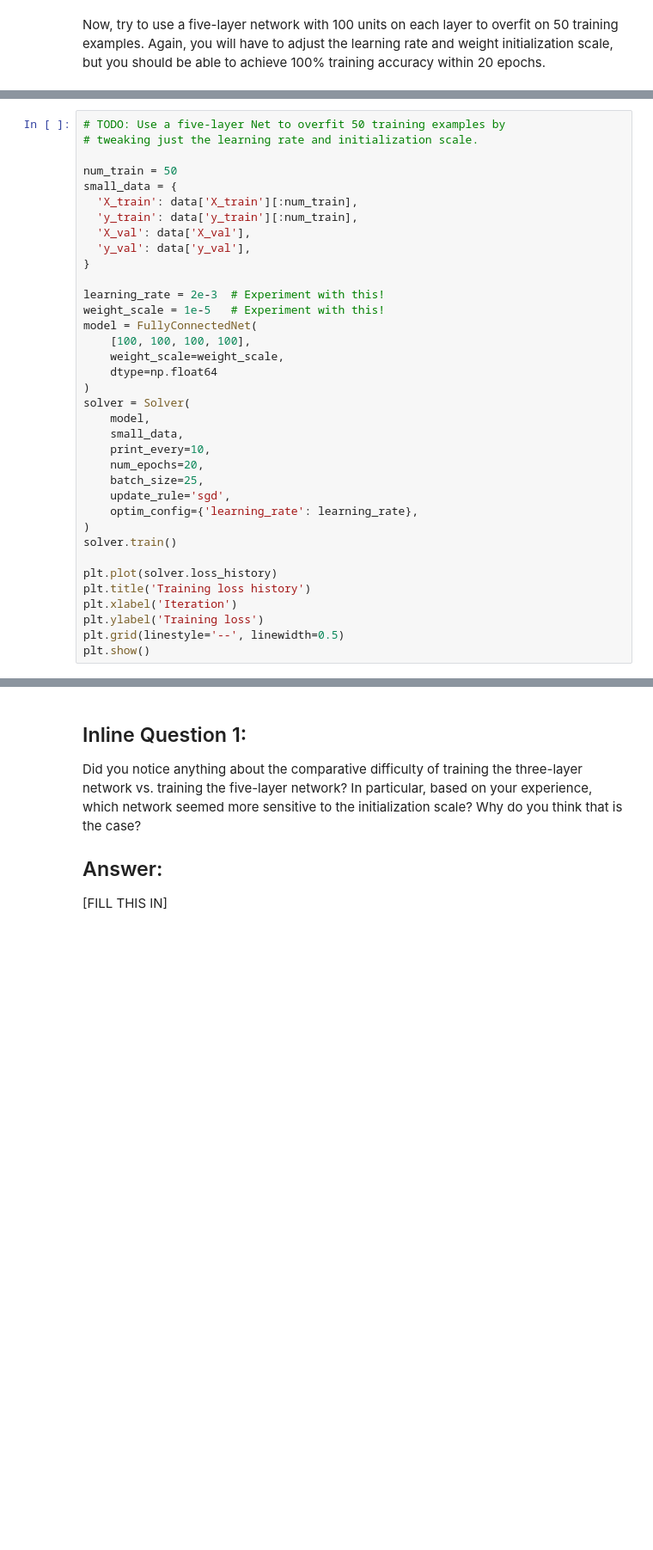
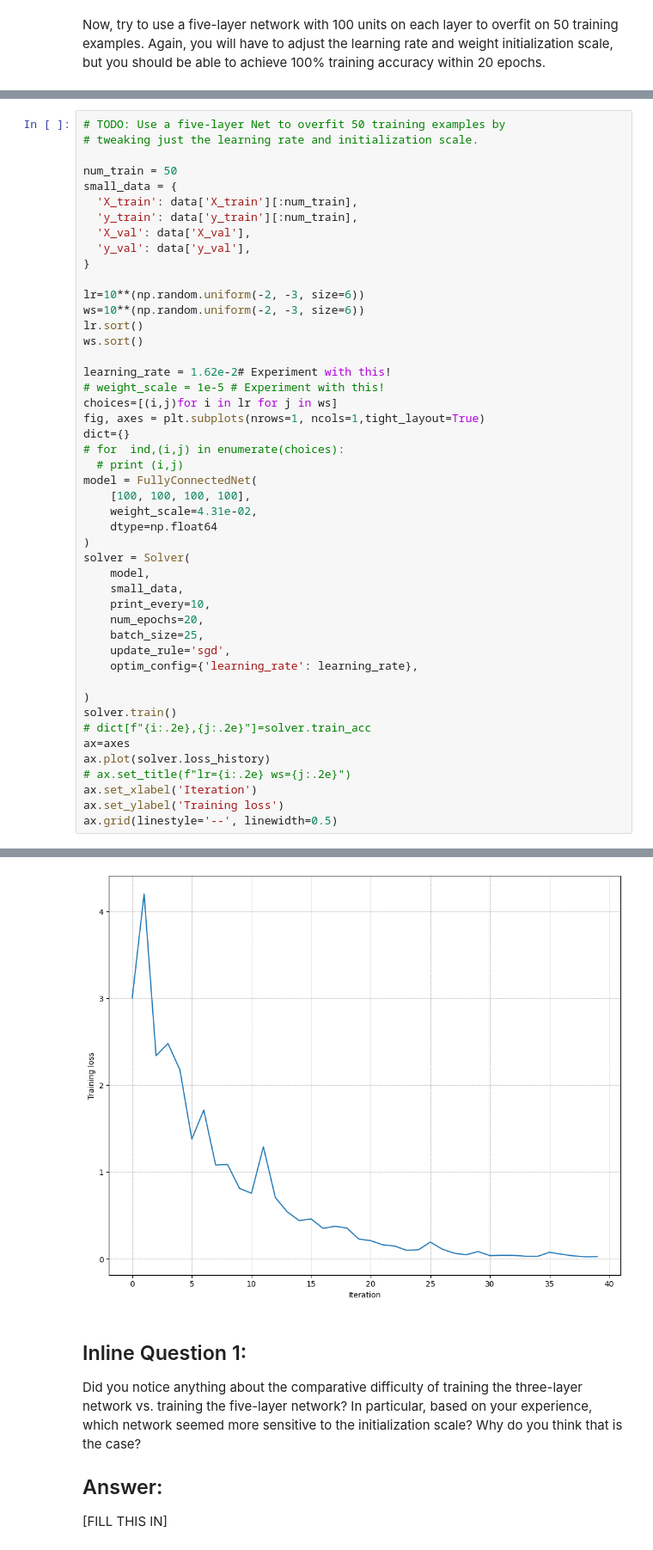
Before and after one commit to AmeyaKasture/CS-231-, a Jupyter notebook: assignment2/assignment2/FullyConnectedNets.ipynb, the cells around one changed output, grey strips where cells are left out. Shown: that part at 86% size. Drawn from its saved outputs; the diff is of its cells as text; blank space fills up the shorter version.

```diff
--- a/assignment2/assignment2/FullyConnectedNets.ipynb
+++ b/assignment2/assignment2/FullyConnectedNets.ipynb
@@ -165,11 +167,21 @@ small_data = {
   'y_val': data['y_val'],
 }
 
-learning_rate = 2e-3  # Experiment with this!
-weight_scale = 1e-5   # Experiment with this!
+lr=10**(np.random.uniform(-2, -3, size=6))
+ws=10**(np.random.uniform(-2, -3, size=6))
+lr.sort()
+ws.sort()
+
+learning_rate = 1.62e-2# Experiment with this!
+# weight_scale = 1e-5 # Experiment with this!
+choices=[(i,j)for i in lr for j in ws]
+fig, axes = plt.subplots(nrows=1, ncols=1,tight_layout=True)
+dict={}
+# for  ind,(i,j) in enumerate(choices):
+  # print (i,j)
 model = FullyConnectedNet(
     [100, 100, 100, 100],
-    weight_scale=weight_scale,
+    weight_scale=4.31e-02,
     dtype=np.float64
 )
 solver = Solver(
@@ -180,12 +192,14 @@ solver = Solver(
     batch_size=25,
     update_rule='sgd',
     optim_config={'learning_rate': learning_rate},
+
 )
 solver.train()
-
-plt.plot(solver.loss_history)
-plt.title('Training loss history')
-plt.xlabel('Iteration')
-plt.ylabel('Training loss')
-plt.grid(linestyle='--', linewidth=0.5)
-plt.show()
+# dict[f"{i:.2e},{j:.2e}"]=solver.train_acc
+ax=axes
+ax.plot(solver.loss_history)
+# ax.set_title(f"lr={i:.2e} ws={j:.2e}")
+ax.set_xlabel('Iteration')
+ax.set_ylabel('Training loss')
+ax.grid(linestyle='--', linewidth=0.5)
+# %% [output]
@@ -192,3 +223,4 @@ plt.show()
+[figure, added]
 # %% [markdown]
 ## Inline Question 1:
 Did you notice anything about the comparative difficulty of training the three-layer network vs. training the five-layer network? In particular, based on your experience, which network seemed more sensitive to the initialization scale? Why do you think that is the case?
```
Also changed, not shown: parts of 12 cells of this notebook, 2 other files.
